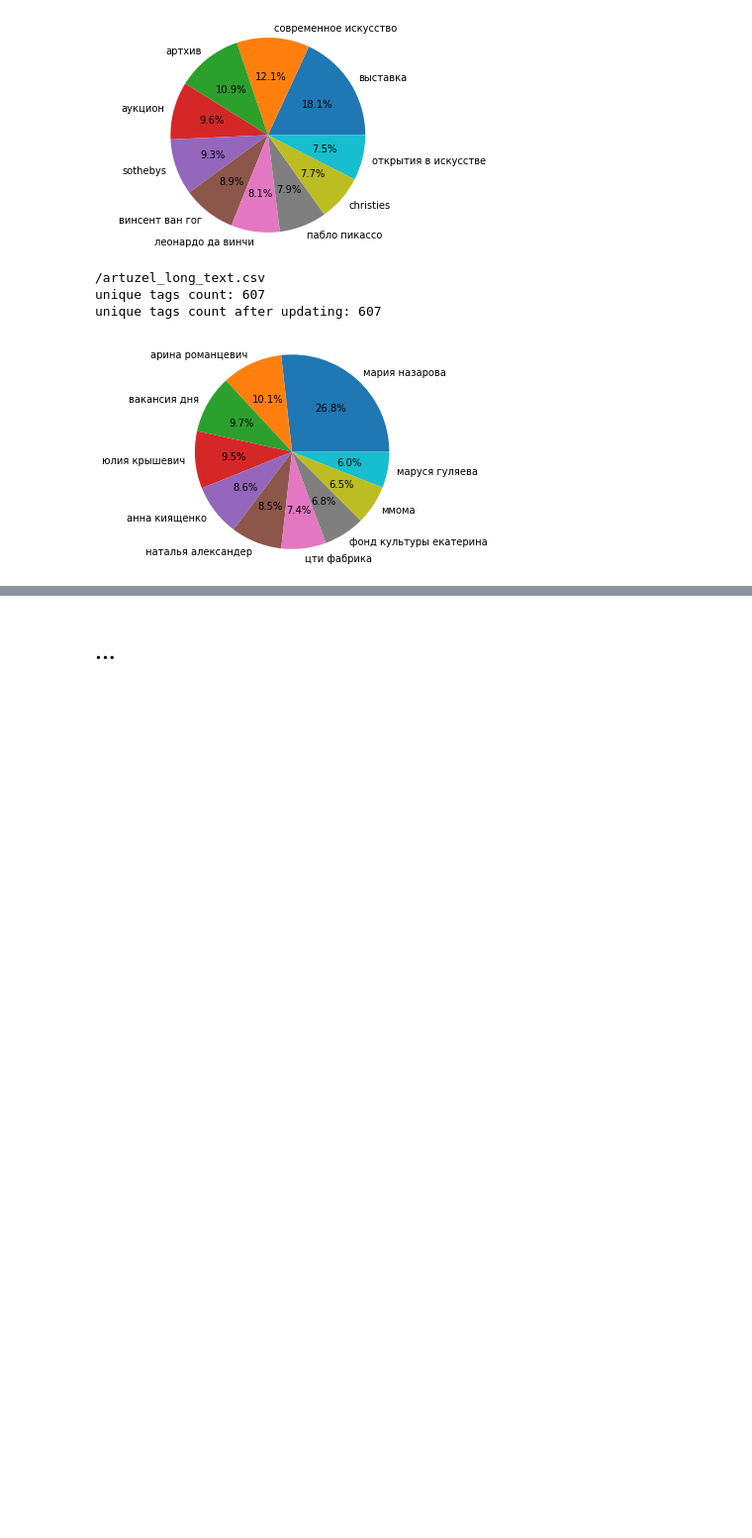
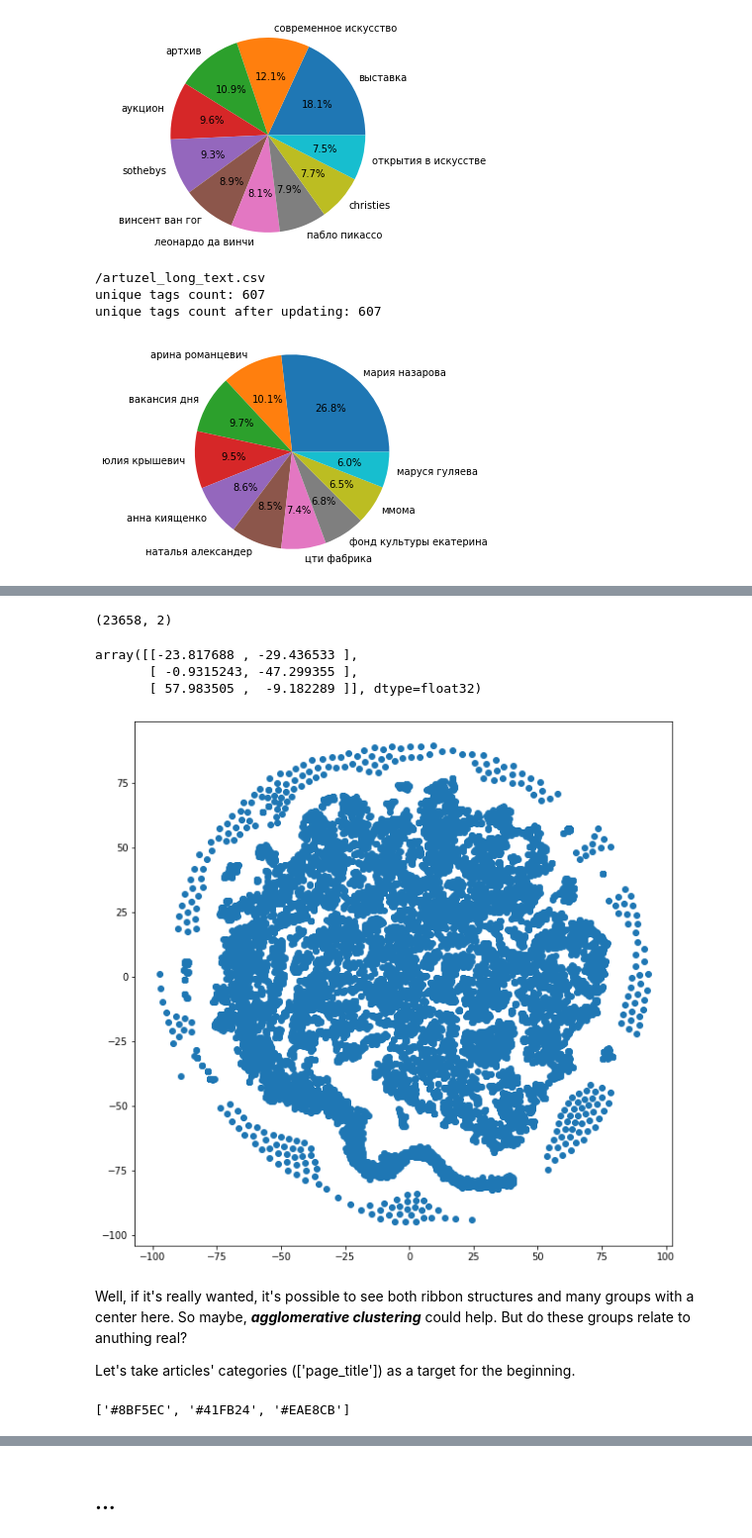
Before and after one commit to Bella151305/ArtProject, a Jupyter notebook: Texts.ipynb, the cells around one changed output, grey strips where cells are left out. Shown at 99% size. Cells and saved outputs as stored; diff of their text form; code cells hidden in the pictures; blank space fills up the shorter version.

```diff
--- a/Texts.ipynb
+++ b/Texts.ipynb
@@ -1037,0 +1509,13 @@ unique tags count after updating: 607
+# %%
+docs = df_titles['title_new'].tolist()
+model = Word2Vec(docs, min_count=1, vector_size=50)
+
+# Make embedding for our documents
+X_titles = []
+for doc in docs:
+  X_titles.append(doc_vectorizer(doc, model))
+
+# Check the size of documents' vector
+print(np.asarray(X_titles).shape)
+
+X_titles[:2]
@@ -1037,0 +1541,37 @@ unique tags count after updating: 607
+# %%
+# Creating an object to execute t-SNE
+tsne = TSNE(n_components=2, random_state=0)
+
+# Transform our data by reducing the dimension from 50 to 2
+X_titles = tsne.fit_transform(X_titles)
+
+print(np.asarray(X_titles).shape)
+X_titles[:3]
+# %% [output]
+(23658, 2)
+array([[-23.817688 , -29.436533 ],
+       [ -0.9315243, -47.299355 ],
+       [ 57.983505 ,  -9.182289 ]], dtype=float32)
+# %%
+# X distribution on the coordinate plane
+plt.rcParams['figure.figsize'] = 10, 10
+plt.scatter(X_titles[:, 0], X_titles[:, 1]) #, s=200, alpha=.5
+plt.show()
+# %% [output]
+[figure, added]
+# %% [markdown]
+Well, if it's really wanted, it's possible to see both ribbon structures and many groups with a center here. So maybe, ***agglomerative clustering*** could help. But do these groups relate to anuthing real?
+
+Let's take articles' categories (['page_title']) as a target for the beginning.
+# %%
+# Creating of colors for target variable
+Y_titles = df_titles['page_title'].tolist()
+
+page_title_list = df_titles['page_title'].unique()
+colors_list = ["#"+''.join([random.choice('ABCDEF0123456789') for i in range(6)]) for j in range(len(page_title_list))]
+colors_dict = {k: v for k, v in zip(page_title_list, colors_list)}
+
+y_titles = [colors_dict[c] for c in Y_titles]
+y_titles[:3]
+# %% [output]
+['#8BF5EC', '#41FB24', '#EAE8CB']
```
Also changed, not shown: parts of 94 cells of this notebook.
